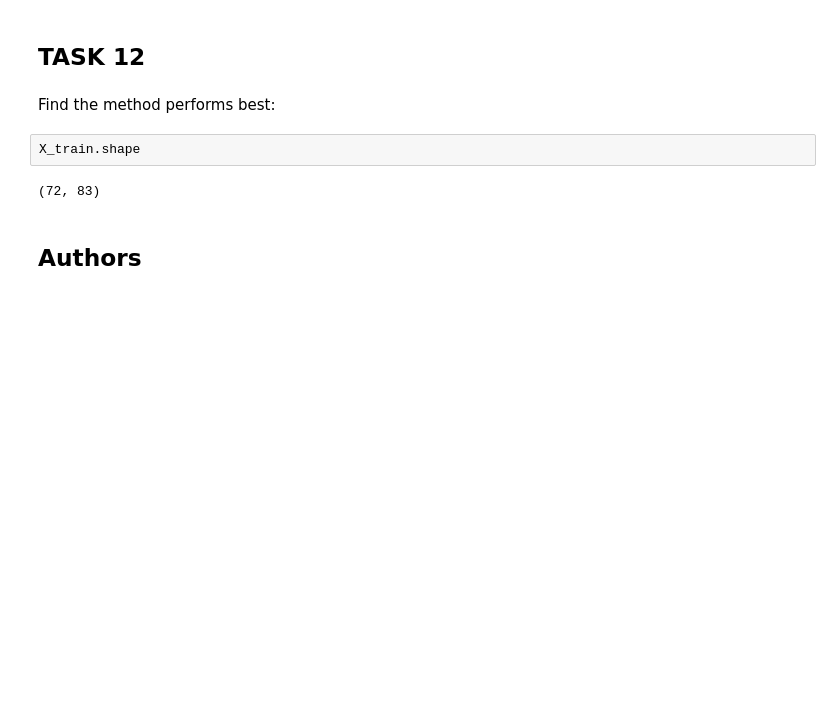
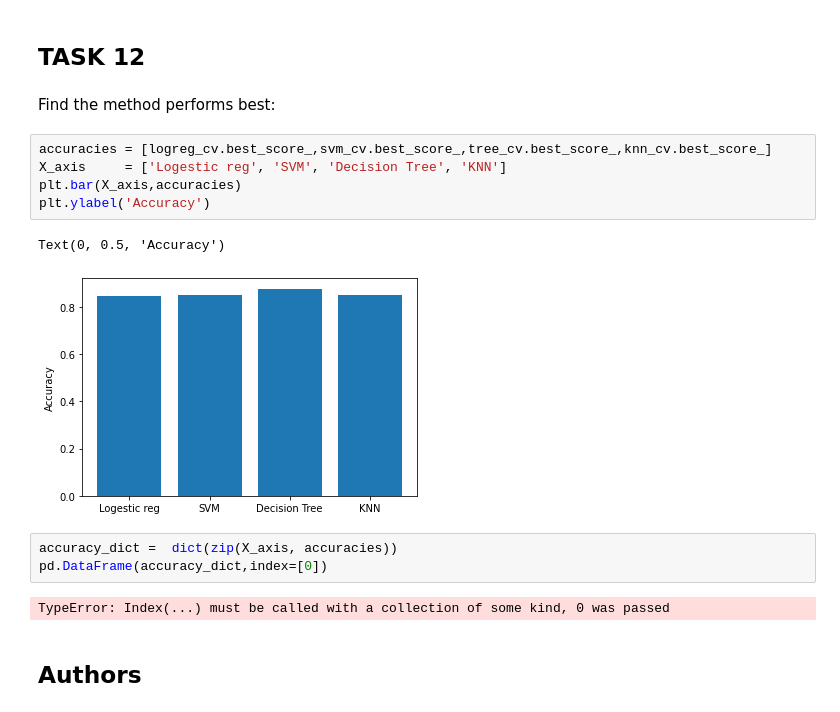
Before and after one commit to Hornypanda/IBM, a Jupyter notebook: Machine Learning.ipynb, the cells around one changed output. Saved outputs shown, nothing was run; the diff lists cells and outputs as text; blank space fills up the shorter version.

```diff
--- a/Machine Learning.ipynb
+++ b/Machine Learning.ipynb
@@ -330,10 +332,19 @@ plot_confusion_matrix(Y_test,yhat)
 ## TASK  12
 # %% [markdown]
 Find the method performs best:
-# %%
-X_train.shape
-# %% [output]
-(72, 83)
+# %%
+accuracies = [logreg_cv.best_score_,svm_cv.best_score_,tree_cv.best_score_,knn_cv.best_score_]
+X_axis     = ['Logestic reg', 'SVM', 'Decision Tree', 'KNN']
+plt.bar(X_axis,accuracies)
+plt.ylabel('Accuracy')
+# %% [output]
+Text(0, 0.5, 'Accuracy')
+[figure, added]
+# %%
+accuracy_dict =  dict(zip(X_axis, accuracies))
+pd.DataFrame(accuracy_dict,index=[0])
+# %% [output]
+TypeError: Index(...) must be called with a collection of some kind, 0 was passed
 # %% [markdown]
 ## Authors
 # %% [markdown]
```
Also changed, not shown: parts of 3 cells of this notebook.
